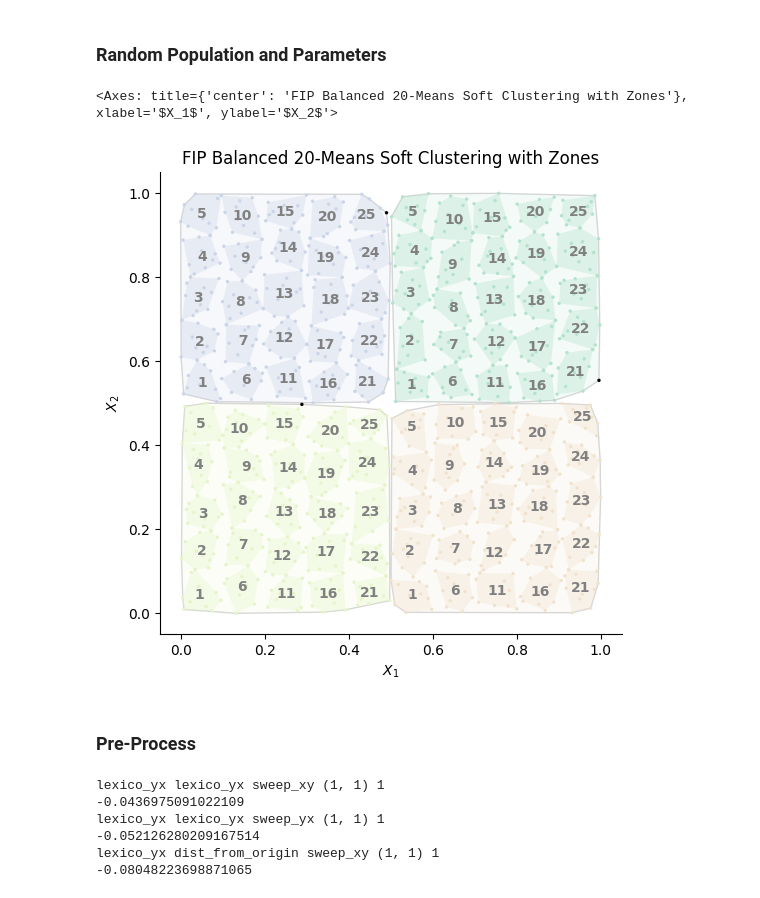
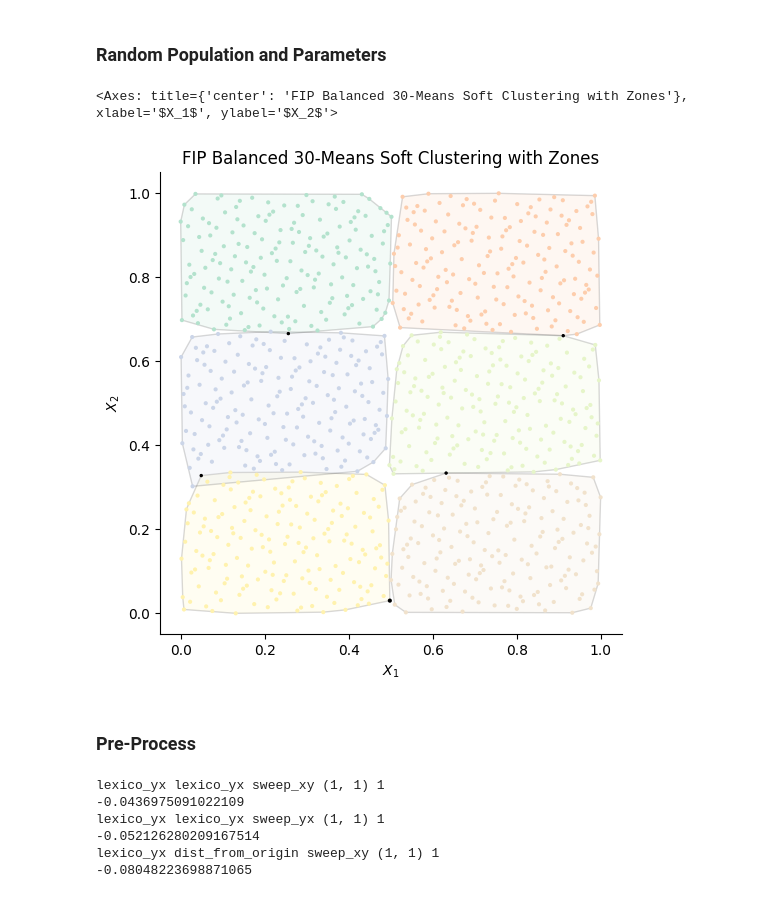
Before and after one commit to mehdimhb/graphical-sampling, a Jupyter notebook: simulations/jupyters/sampling.ipynb, the cells around one changed output. Drawn from its saved outputs; the diff is of its cells as text; code cells hidden in the pictures.

```diff
--- a/simulations/jupyters/sampling.ipynb
+++ b/simulations/jupyters/sampling.ipynb
@@ -82,18 +75,32 @@ num_splits = [1]
 # %% [markdown]
 ### Random Population and Parameters
 # %%
+###############################
+######## Parameters ###########
+###############################
+popu = 'df_regular'
+ep_or_up = 'pik_ep'
+n = 30
+r_sample_per_cluster = 5
+centroid_grid_x = 6
+num_zones_cluster = [4]
+num_zones_sweep = [(1, 1)]
+num_splits = [1]
+
+
 
 df = popus(n)[popu]
 N = len(df)
-
 coords = pd.DataFrame(df[['coord_x', 'coord_y']])
 inclusions = df[ep_or_up]
 variable = df['z'] if 'z' in df.columns else inclusions
+pop = gs.Population(coords, inclusions, n=n, variable=variable)
+fbn = gs.clustering.FIPBalancedNMeans(n=n, centroid_grid_x = centroid_grid_x, r_sample_per_cluster=r_sample_per_cluster, init_clust_method = 'expanded', split_size = 1)
+# fbn = gs.clustering.FIPBalancedNMeans(n=n, r_sample_per_cluster=r_sample_per_cluster, init_clust_method = 'expanded', split_size = 1)
 
-pop = gs.Population(coords, inclusions, n=n, variable=variable)
-# print("sum inclusions =", pop.inclusions.sum(), "   n =", pop.n)
-
-# print("any inclusion > 1 ?", (pop.inclusions > 1+1e-12).any())
-# print("any inclusion < 0 ?", (pop.inclusions < -1e-12).any())
-
-fbn = gs.clustering.FIPBalancedNMeans(n=n, r_sample_per_cluster=r_sample_per_cluster, init_clust_method = 'expanded', split_size = .001)
+fbn.fit(pop)
+fbn.fit_zones(num_zones=num_zones_sweep[0], mode='sweep_xy')
+fbn.plot(mode='soft')
+# %% [output]
+<Axes: title={'center': 'FIP Balanced 30-Means Soft Clustering with Zones'}, xlabel='$X_1$', ylabel='$X_2$'>
+[figure, added]
@@ -130,12 +107,5 @@ fbn = gs.clustering.FIPBalancedNMeans(n=n, r_sample_per_cluster=r_sample_per_clu
-# %%
-fbn.fit(pop)
-fbn.fit_zones(num_zones=(5,5), mode='sweep_xy')
-fbn.plot(mode='soft')
-# %% [output]
-<Axes: title={'center': 'FIP Balanced 20-Means Soft Clustering with Zones'}, xlabel='$X_1$', ylabel='$X_2$'>
-[figure, removed]
-# %% [markdown]
-### Pre-Process
+# %% [markdown]
+### Pre-Process
 # %%
 initial_designs = []
 point_strategies = [
```
Also changed, not shown: parts of 4 cells of this notebook, 6 other files.
